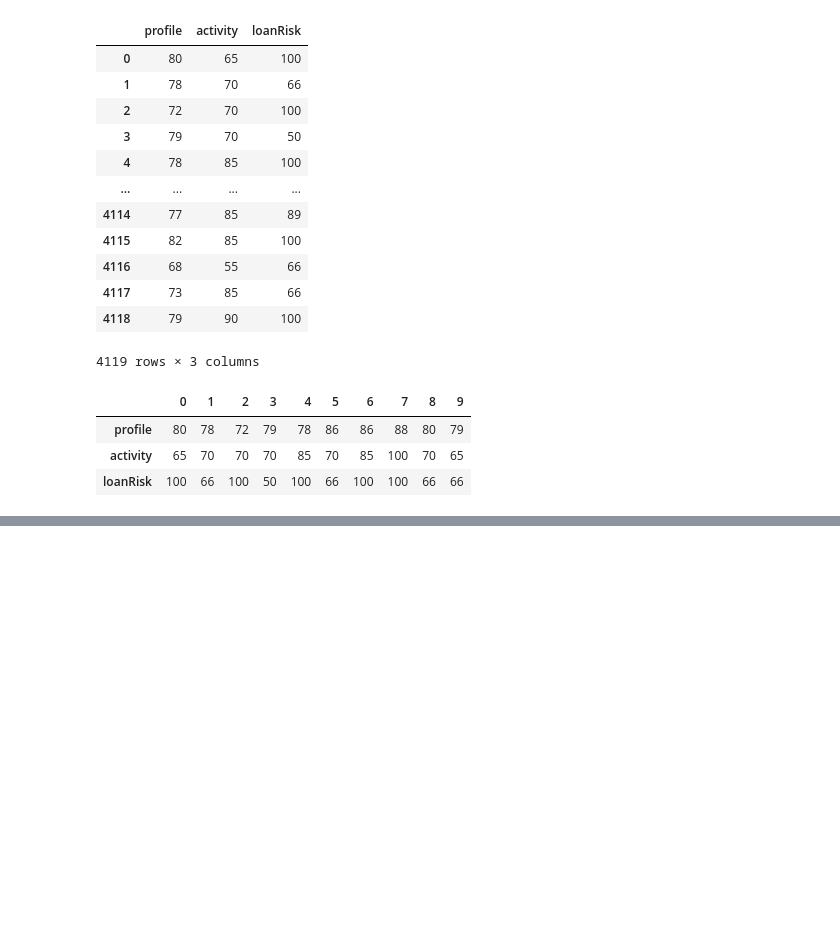
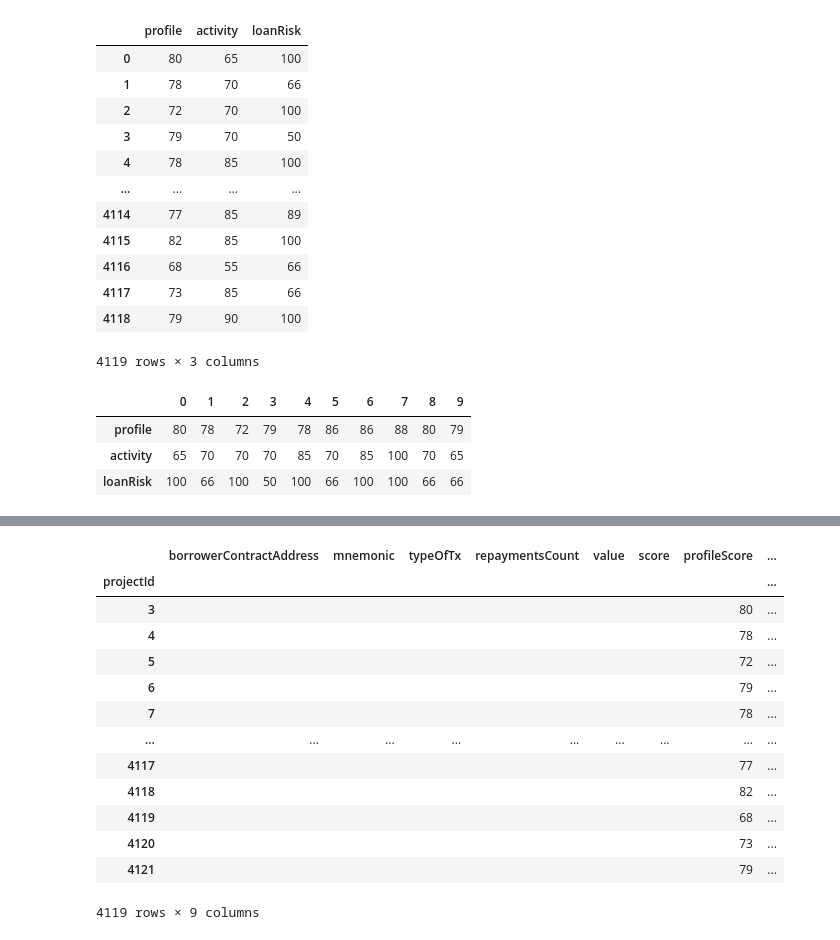
Before and after one commit to peii14/LoanTransaction, a Jupyter notebook: mine.ipynb, the cells around one changed output, grey strips where cells are left out. Drawn from its saved outputs; the diff is of its cells as text; code cells hidden in the pictures; blank space fills up the shorter version.

```diff
--- a/mine.ipynb
+++ b/mine.ipynb
@@ -350,0 +382,2 @@ batchT.to_csv('./batch1Pivot.csv',index = True,header=False)
+# %%
+result.index = np.arange(3,len(result)+3)
@@ -350,0 +400,23 @@ batchT.to_csv('./batch1Pivot.csv',index = True,header=False)
+# %%
+result.index.name = "projectId"
+# %%
+result = result[['borrowerContractAddress','mnemonic','typeOfTx','repaymentsCount','value','score','profile','loanRisk','activity']]
+# %%
+result = result.rename(columns = {"profile":"profileScore","loanRisk":"loanRiskScore","activity":"activityScore"})
+# %%
+result
+# %% [output]
+|  | borrowerContractAddress | mnemonic | typeOfTx | repaymentsCount | value | score | profileScore | ... |
+| projectId |  |  |  |  |  |  |  | ... |
+| 3 |  |  |  |  |  |  | 80 | ... |
+| 4 |  |  |  |  |  |  | 78 | ... |
+| 5 |  |  |  |  |  |  | 72 | ... |
+| 6 |  |  |  |  |  |  | 79 | ... |
+| 7 |  |  |  |  |  |  | 78 | ... |
+| ... | ... | ... | ... | ... | ... | ... | ... | ... |
+| 4117 |  |  |  |  |  |  | 77 | ... |
+| 4118 |  |  |  |  |  |  | 82 | ... |
+| 4119 |  |  |  |  |  |  | 68 | ... |
+| 4120 |  |  |  |  |  |  | 73 | ... |
+| 4121 |  |  |  |  |  |  | 79 | ... |
+4119 rows × 9 columns
```
Also changed, not shown: parts of 11 cells of this notebook, 3 other files.
